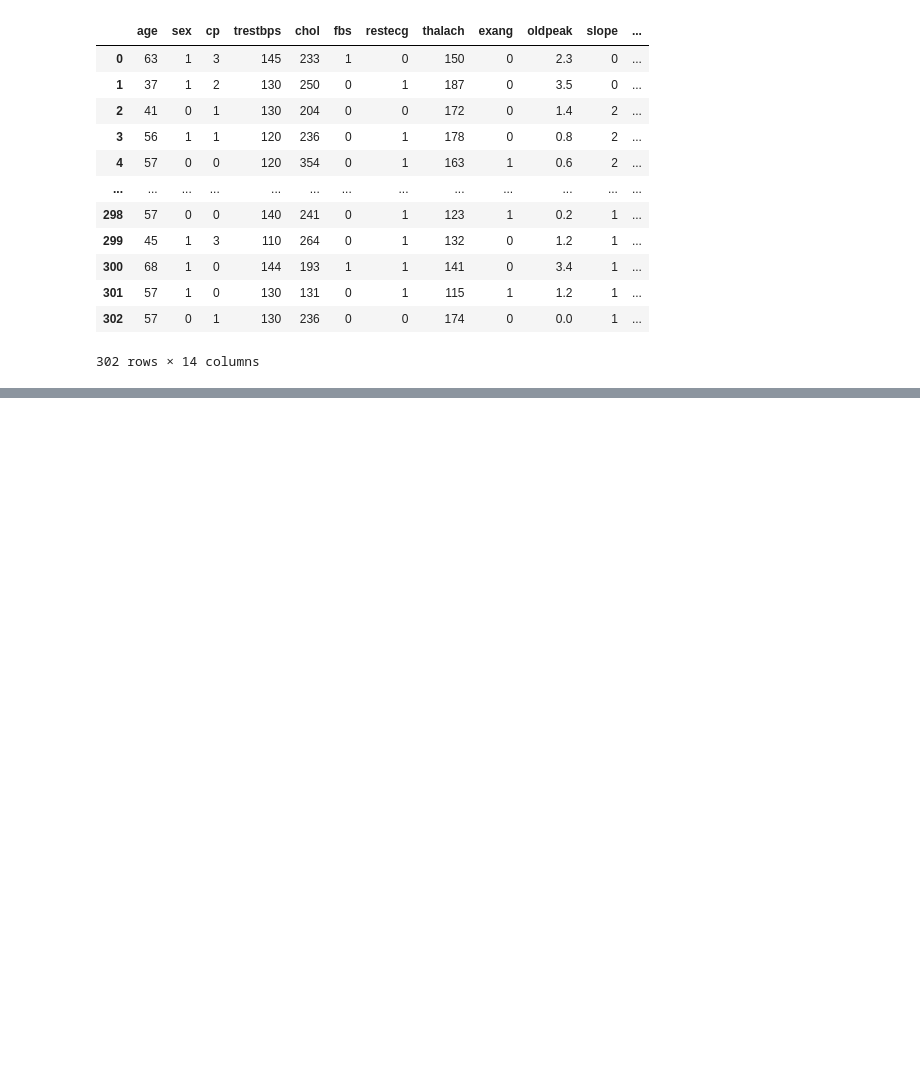
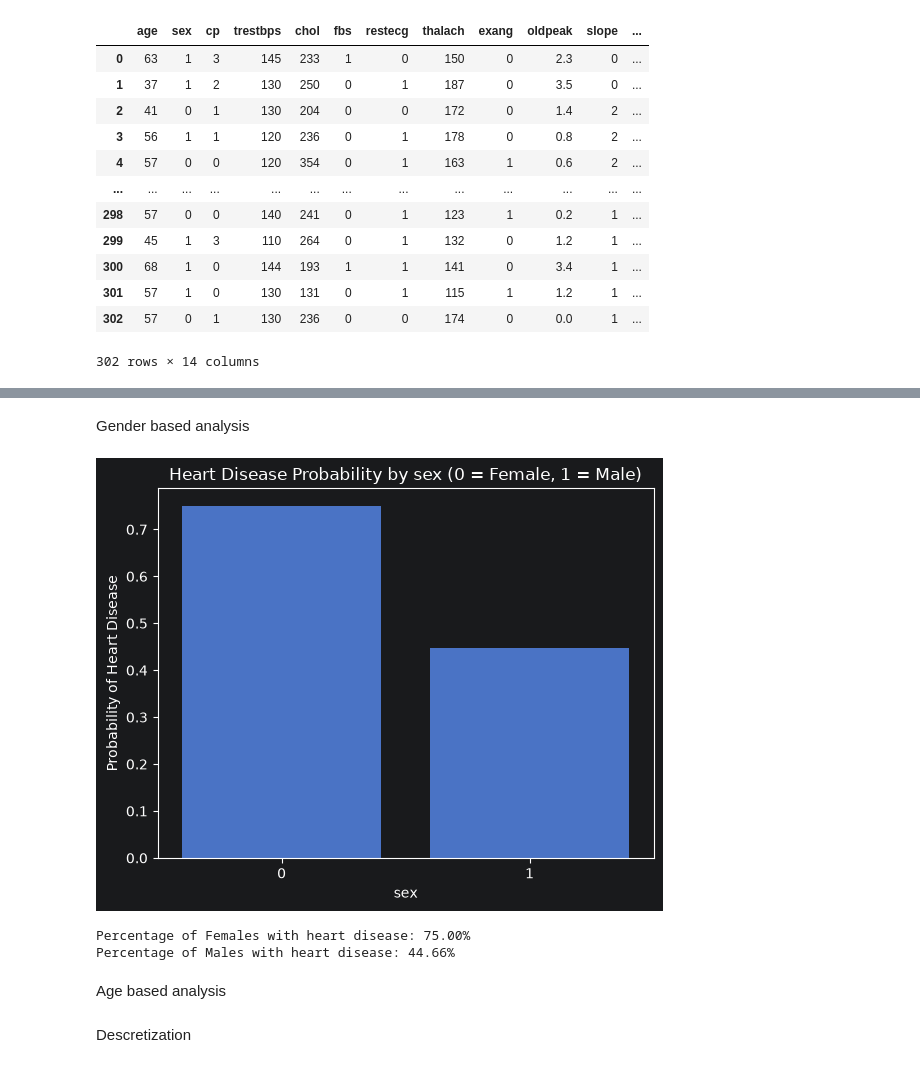
Before and after one commit to mohammedosama27/Mining-project, a Jupyter notebook: preprocessing.ipynb, the cells around one changed output, grey strips where cells are left out. Drawn from its saved outputs; the diff is of its cells as text; code cells hidden in the pictures; blank space fills up the shorter version.

```diff
--- a/preprocessing.ipynb
+++ b/preprocessing.ipynb
@@ -90,0 +204,20 @@ heart
+# %% [markdown]
+Gender based analysis
+# %%
+sns.barplot(x='sex', y='target', data=heart, errorbar=None)
+plt.title("Heart Disease Probability by sex (0 = Female, 1 = Male)")
+plt.ylabel("Probability of Heart Disease")
+plt.show()
+
+# Calculate exact percentages
+rates = heart.groupby('sex')['target'].mean() * 100
+print(f"Percentage of Females with heart disease: {rates[0]:.2f}%")
+print(f"Percentage of Males with heart disease: {rates[1]:.2f}%")
+# %% [output]
+[figure, added]
+Percentage of Females with heart disease: 75.00%
+Percentage of Males with heart disease: 44.66%
+# %% [markdown]
+Age based analysis
+# %% [markdown]
+Descretization
```
Also changed, not shown: parts of 37 cells of this notebook, 1 other file.
